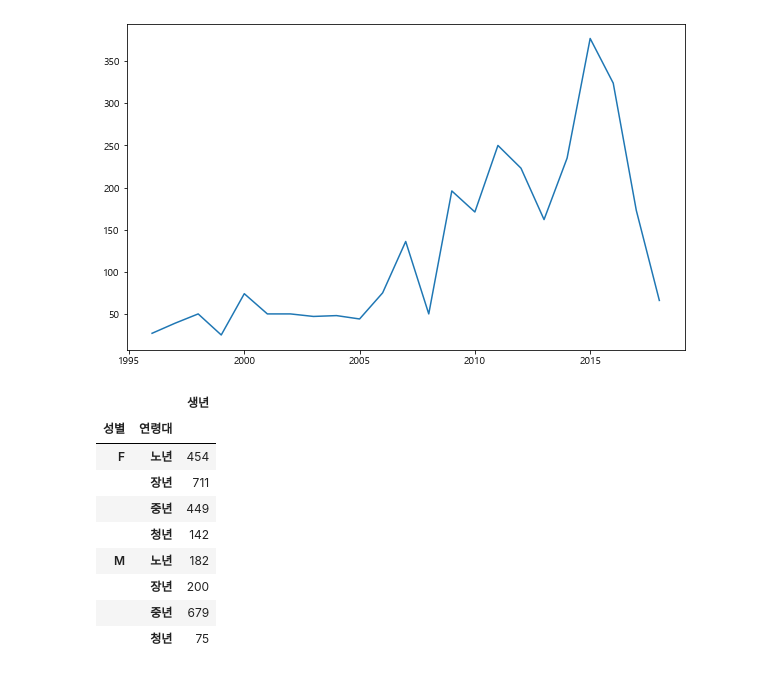
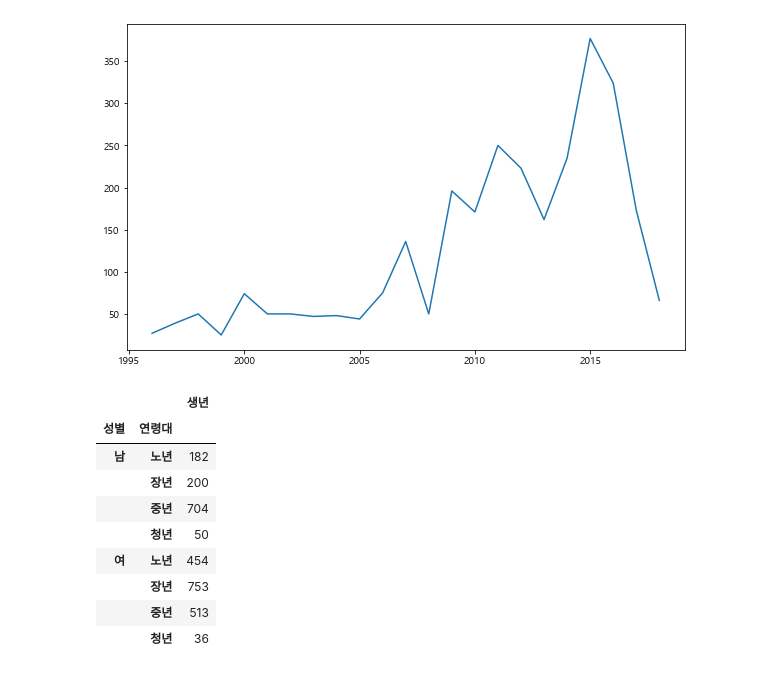
Before and after one commit to DaeGyeongYi/02.Data_Basic, a Jupyter notebook: pandas_final_exam_FIN/pandas 종합과제 문제FIN.ipynb, the cells around one changed output. Saved outputs shown, nothing was run; the diff lists cells and outputs as text; code cells hidden in the pictures.

```diff
--- a/pandas_final_exam_FIN/pandas 종합과제 문제FIN.ipynb
+++ b/pandas_final_exam_FIN/pandas 종합과제 문제FIN.ipynb
@@ -511,20 +521,19 @@ plt.plot(y_count)
 # %%
 # 21. 성별,연령대로 그룹화하여 카드 발급 건수를 표현하는 피봇테이블을 작성하고 변수에 저장하시오
 
-a = fin_data.loc[:,'생년':'성별']
 c_count = a.pivot_table(index = ['성별','연령대'],aggfunc='count')
 c_count
 # %% [output]
 |  |  | 생년 |
 | 성별 | 연령대 |  |
-| F | 노년 | 454 |
-|  | 장년 | 711 |
-|  | 중년 | 449 |
-|  | 청년 | 142 |
-| M | 노년 | 182 |
+| 남 | 노년 | 182 |
 |  | 장년 | 200 |
-|  | 중년 | 679 |
-|  | 청년 | 75 |
+|  | 중년 | 704 |
+|  | 청년 | 50 |
+| 여 | 노년 | 454 |
+|  | 장년 | 753 |
+|  | 중년 | 513 |
+|  | 청년 | 36 |
 # %% [markdown]
 ![](문제21_피봇.png)
 # %%
```
Also changed, not shown: parts of 14 cells of this notebook, 30 other files.
